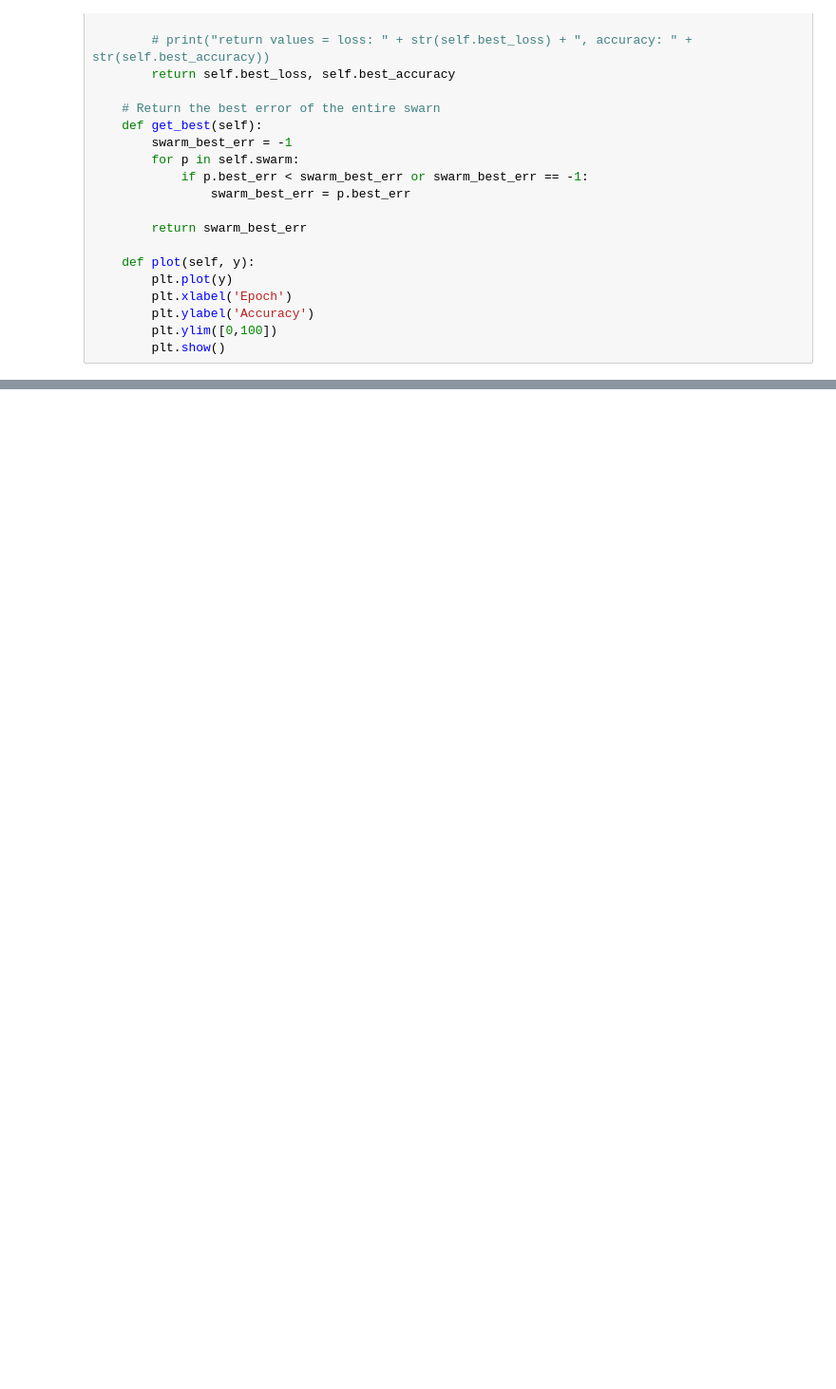
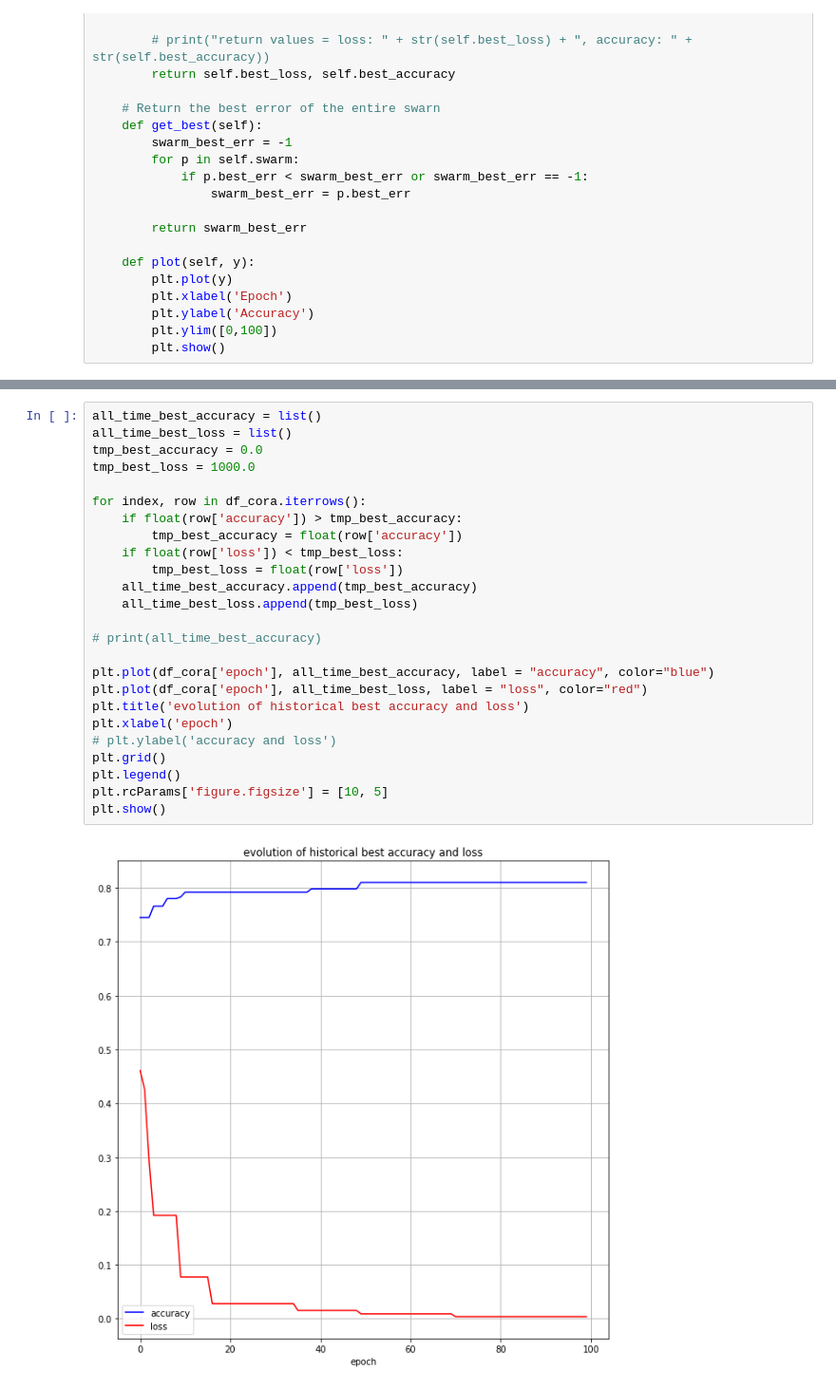
Before and after one commit to Tristan-Le-Bars/GnnArchitectureSearchWithPSO, a Jupyter notebook: src/PsoForGnnArchitectureSearch.ipynb, the cells around one changed output, grey strips where cells are left out. Shown: that part at 95% size. Drawn from its saved outputs; the diff is of its cells as text; blank space fills up the shorter version.

```diff
--- a/src/PsoForGnnArchitectureSearch.ipynb
+++ b/src/PsoForGnnArchitectureSearch.ipynb
@@ -411,3 +439,30 @@ plt.savefig("../figures/cora_node_3_15")
+# %%
+all_time_best_accuracy = list()
+all_time_best_loss = list()
+tmp_best_accuracy = 0.0
+tmp_best_loss = 1000.0
+
+for index, row in df_cora.iterrows():
+    if float(row['accuracy']) > tmp_best_accuracy:
+        tmp_best_accuracy = float(row['accuracy'])
+    if float(row['loss']) < tmp_best_loss:
+        tmp_best_loss = float(row['loss'])
+    all_time_best_accuracy.append(tmp_best_accuracy)
+    all_time_best_loss.append(tmp_best_loss)
+
+# print(all_time_best_accuracy)
+
+plt.plot(df_cora['epoch'], all_time_best_accuracy, label = "accuracy", color="blue")
+plt.plot(df_cora['epoch'], all_time_best_loss, label = "loss", color="red")
+plt.title('evolution of historical best accuracy and loss')
+plt.xlabel('epoch')
+# plt.ylabel('accuracy and loss')
+plt.grid()
+plt.legend()
+plt.rcParams['figure.figsize'] = [10, 5]
+plt.show()
+# %% [output]
+[figure, added]
 # %%
 dataset = TUDataset(root='/tmp/PROTEINS', name='PROTEINS')
 dataset = dataset.shuffle()
```
Also changed, not shown: parts of 12 cells of this notebook, 3 other files.
